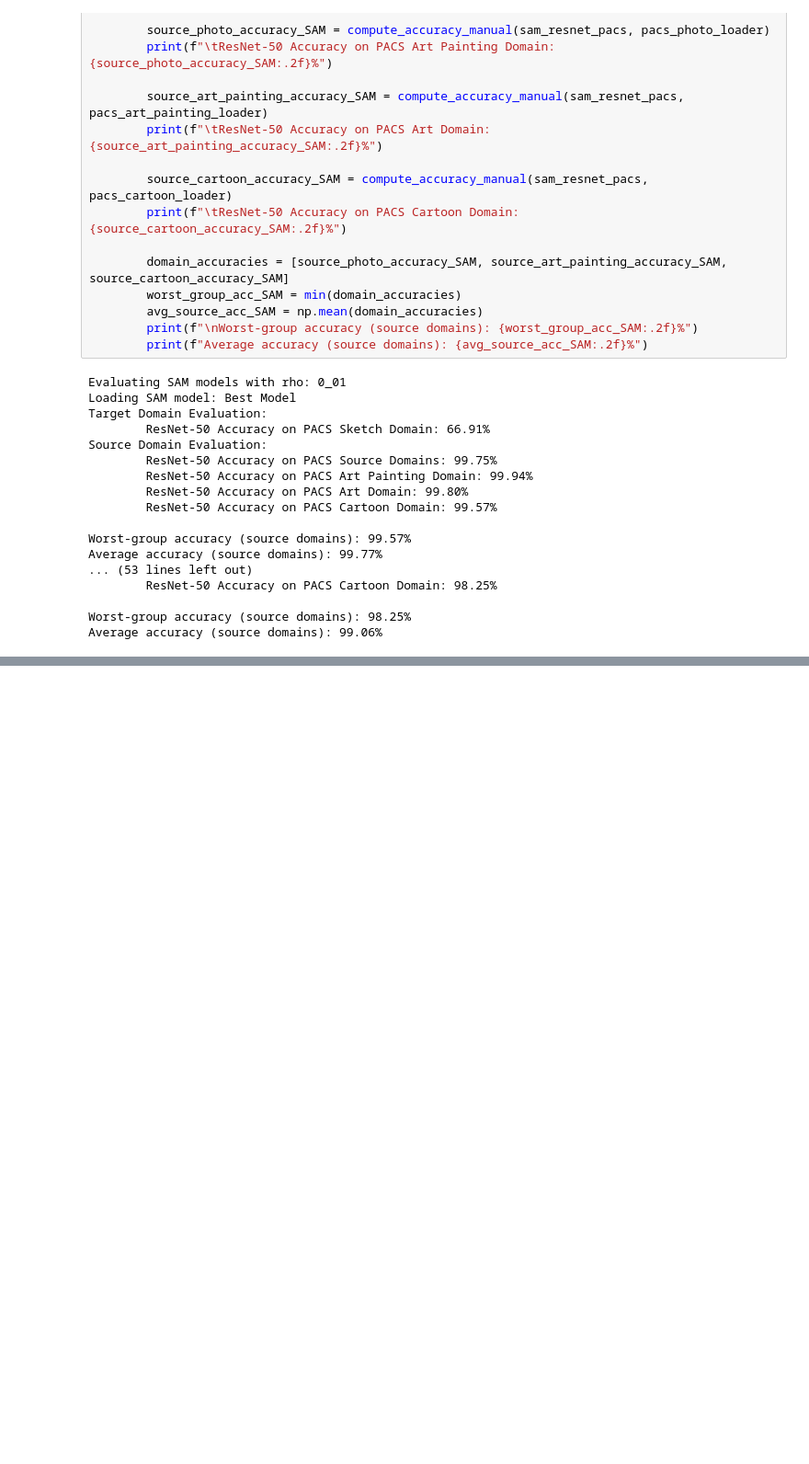
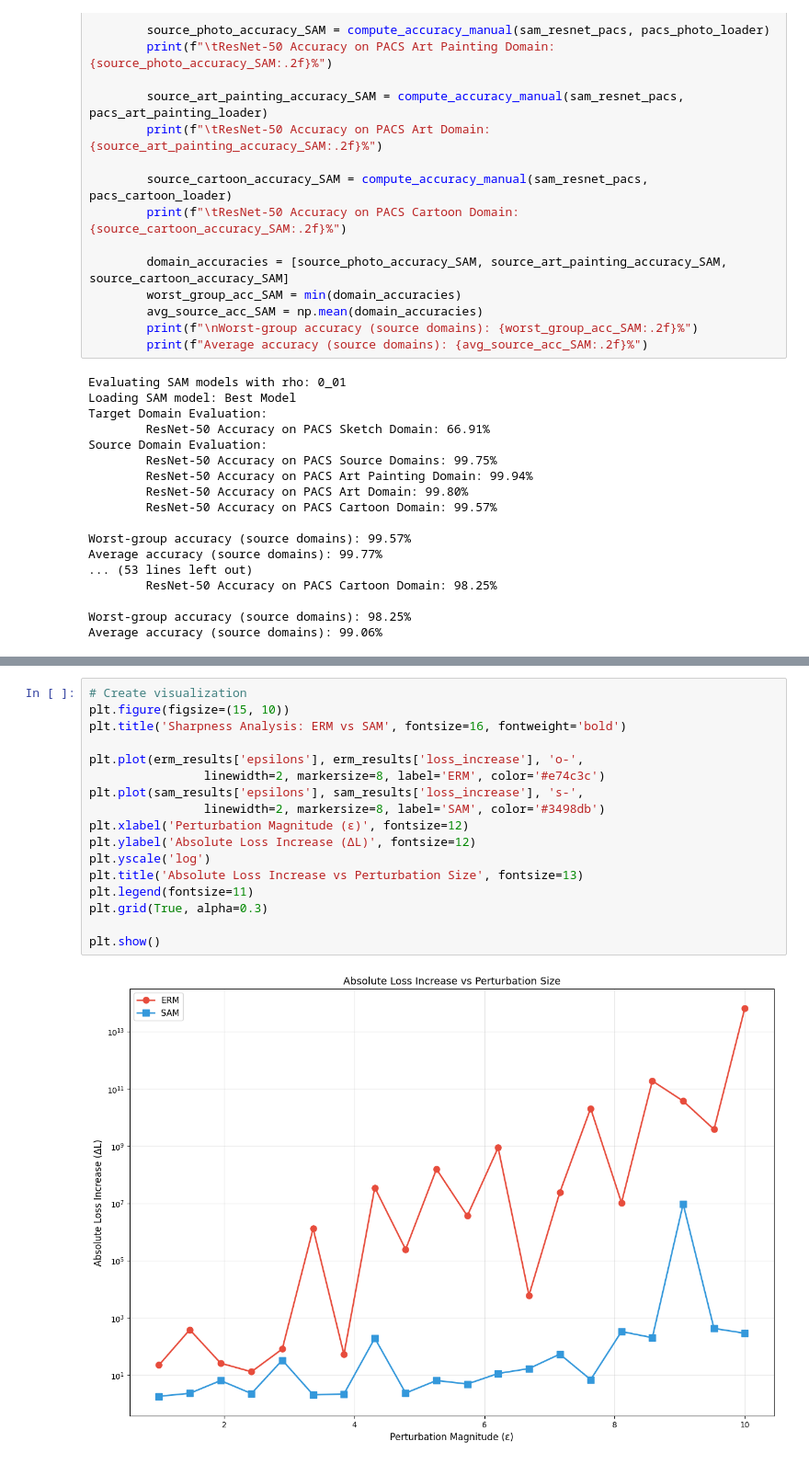
Before and after one commit to faaiz004/ATML-PA2, a Jupyter notebook: Task2_DomainBed.ipynb, the cells around one changed output, grey strips where cells are left out. Shown at 92% size. Cells and saved outputs as stored; diff of their text form; blank space fills up the shorter version.

```diff
--- a/Task2_DomainBed.ipynb
+++ b/Task2_DomainBed.ipynb
@@ -1010,0 +1331,19 @@ GroupDRO (η=0.001)       2000              97.12             66.24           96
+# %%
+# Create visualization
+plt.figure(figsize=(15, 10))
+plt.title('Sharpness Analysis: ERM vs SAM', fontsize=16, fontweight='bold')
+
+plt.plot(erm_results['epsilons'], erm_results['loss_increase'], 'o-',
+                linewidth=2, markersize=8, label='ERM', color='#e74c3c')
+plt.plot(sam_results['epsilons'], sam_results['loss_increase'], 's-',
+                linewidth=2, markersize=8, label='SAM', color='#3498db')
+plt.xlabel('Perturbation Magnitude (ε)', fontsize=12)
+plt.ylabel('Absolute Loss Increase (ΔL)', fontsize=12)
+plt.yscale('log')
+plt.title('Absolute Loss Increase vs Perturbation Size', fontsize=13)
+plt.legend(fontsize=11)
+plt.grid(True, alpha=0.3)
+
+plt.show()
+# %% [output]
+[figure, added]
```
Also changed, not shown: parts of 14 cells of this notebook, 3 other files.
